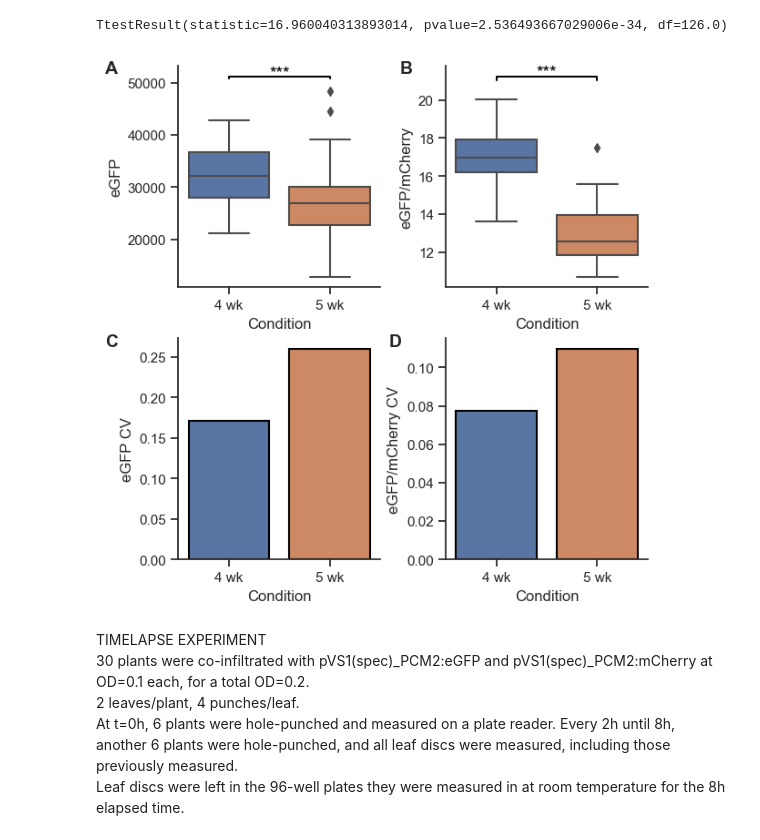
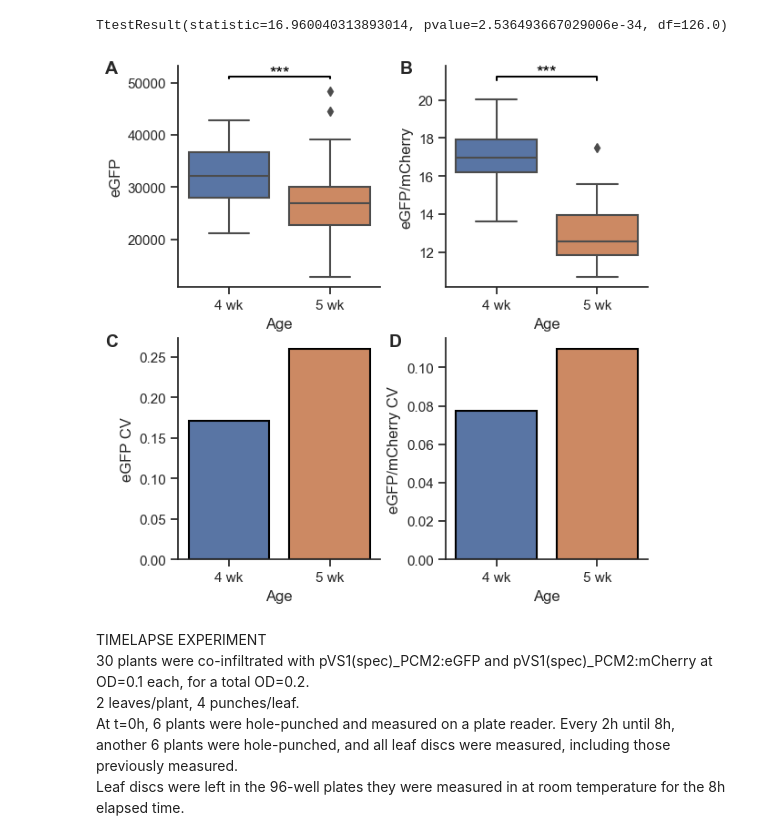
Before and after one commit to shih-lab/benthi_variation, a Jupyter notebook: 02-code/tangetal2025_code.ipynb, the cells around one changed output. Saved outputs shown, nothing was run; the diff lists cells and outputs as text; code cells hidden in the pictures.

```diff
--- a/02-code/tangetal2025_code.ipynb
+++ b/02-code/tangetal2025_code.ipynb
@@ -1378,24 +1275,24 @@ TtestResult(statistic=16.960040313893014, pvalue=2.536493667029006e-34, df=126.0
 # %%
 figS3, axs = plt.subplots(nrows=2, ncols=2, constrained_layout=True, figsize=(6, 6))
 
-sns.boxplot(data=df_age, x='Condition', y='eGFP', ax=axs[0,0])
-sns.boxplot(data=df_age, x='Condition', y='eGFP/mCherry', ax=axs[0,1])
-sns.barplot(data=cv_age, x='Condition', y='eGFP CV', edgecolor='black', linewidth=1.5, ax=axs[1,0])
-sns.barplot(data=cv_age, x='Condition', y='eGFP/mCherry CV', edgecolor='black', linewidth=1.5, ax=axs[1,1])
+sns.boxplot(data=df_age, x='Condition', y='eGFP', ax=axs[0,0]).set(xlabel='Age')
+sns.boxplot(data=df_age, x='Condition', y='eGFP/mCherry', ax=axs[0,1]).set(xlabel='Age')
+sns.barplot(data=cv_age, x='Condition', y='eGFP CV', edgecolor='black', linewidth=1.5, ax=axs[1,0]).set(xlabel='Age')
+sns.barplot(data=cv_age, x='Condition', y='eGFP/mCherry CV', edgecolor='black', linewidth=1.5, ax=axs[1,1]).set(xlabel='Age')
 
 axs[0,0].plot([0, 0, 1, 1], [np.max(df_age.eGFP)*1.05, np.max(df_age.eGFP)*1.06, np.max(df_age.eGFP)*1.06, np.max(df_age.eGFP)*1.05], color='black')
 axs[0,0].text(0.5, np.max(df_age.eGFP)*1.07, '***', color='black', va='center', ha='center')
 axs[0,1].plot([0, 0, 1, 1], [np.max(df_age['eGFP/mCherry'])*1.05, np.max(df_age['eGFP/mCherry'])*1.06, np.max(df_age['eGFP/mCherry'])*1.06, np.max(df_age['eGFP/mCherry'])*1.05], color='black')
 axs[0,1].text(0.5, np.max(df_age['eGFP/mCherry'])*1.07, '***', color='black', va='center', ha='center')
 
 figS3.text(0, 1, 'A', va='top', fontdict={'weight':'bold'})
 figS3.text(0.54, 1, 'B', va='top', fontdict={'weight':'bold'})
 figS3.text(0, 0.5, 'C', va='top', fontdict={'weight':'bold'})
 figS3.text(0.52, 0.5, 'D', va='top', fontdict={'weight':'bold'})
 
 figS3.savefig('../03-figures/figureS3.svg', format='svg', bbox_inches='tight')
 # %% [output]
-[figure, old version]
+[figure, new version]
 # %% [markdown]
 TIMELAPSE EXPERIMENT <br>
 30 plants were co-infiltrated with pVS1(spec)_PCM2:eGFP and pVS1(spec)_PCM2:mCherry at OD=0.1 each, for a total OD=0.2. <br>
```
Also changed, not shown: parts of 37 cells of this notebook, 16 other files.
